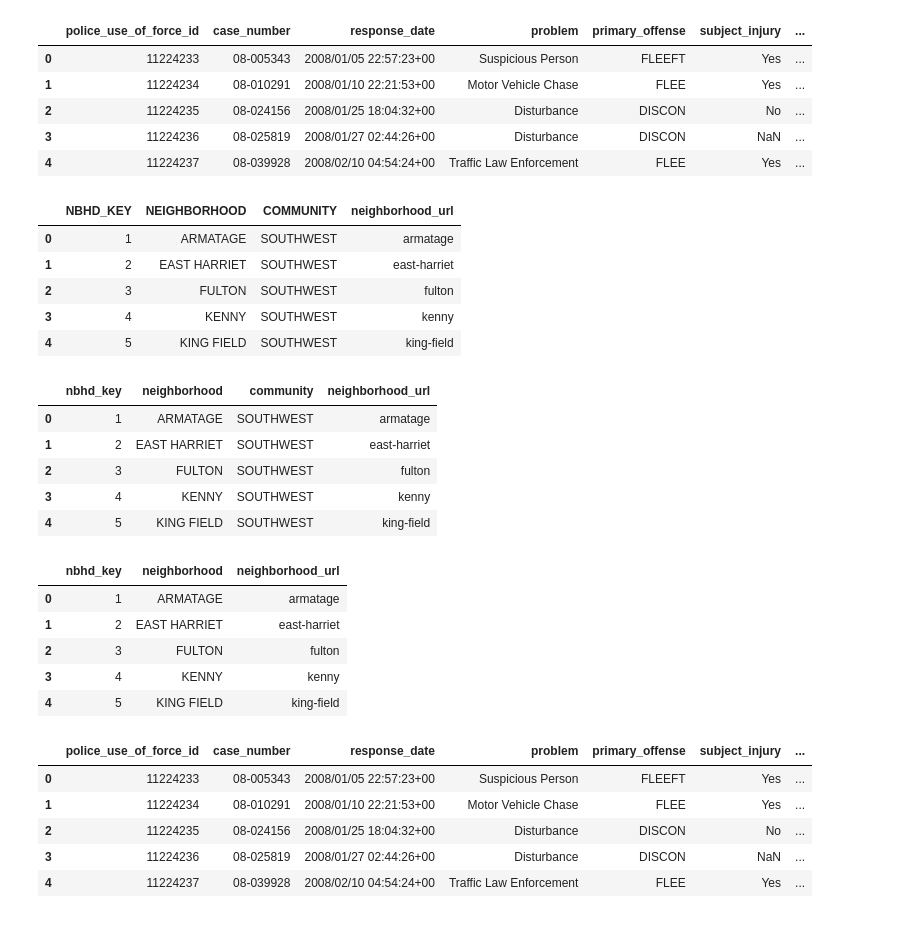
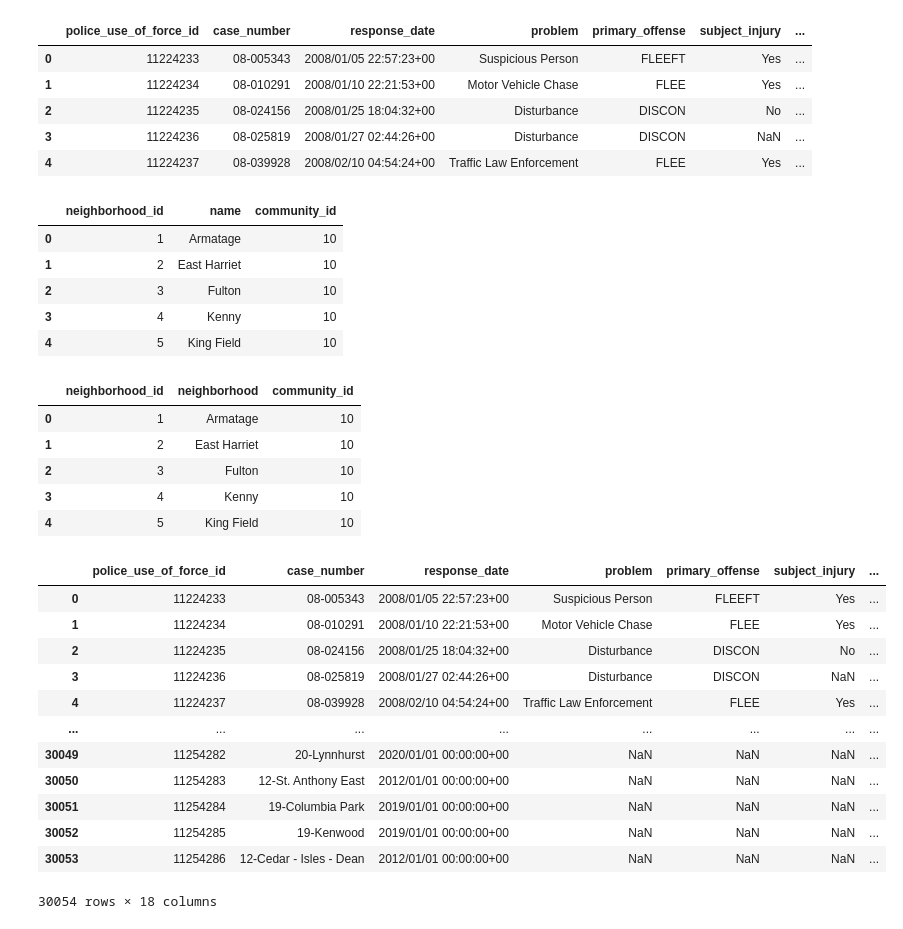
Before and after one commit to SwatiSSwain/REP_13_ETL-Project, a Jupyter notebook: Nick/Pandas_Script/Police_Use_Of_Force.ipynb, the cells around one changed output. Cells and saved outputs as stored; diff of their text form; code cells hidden in the pictures.

```diff
--- a/Nick/Pandas_Script/Police_Use_Of_Force.ipynb
+++ b/Nick/Pandas_Script/Police_Use_Of_Force.ipynb
@@ -73,27 +73,26 @@ edited_renamed_columns_df.head(5)
 | 3 | 11224236 | 08-025819 | 2008/01/27 02:44:26+00 | Disturbance | DISCON | NaN | ... |
 | 4 | 11224237 | 08-039928 | 2008/02/10 04:54:24+00 | Traffic Law Enforcement | FLEE | Yes | ... |
 # %%
-# Bring in Terrence's nbhd_keys csv
-load_second_csv = ("../Terrence_CSV/nbhd_keys.csv")
+# Bring in Swati's MLPS_Neighborhoods.csv
+load_second_csv = ("../target_files/MLPS_Neighborhoods.csv")
 nbhd_keys_df = pd.read_csv(load_second_csv)
 nbhd_keys_df.head(5)
 # %% [output]
-|  | NBHD_KEY | NEIGHBORHOOD | COMMUNITY | neighborhood_url |
-| 0 | 1 | ARMATAGE | SOUTHWEST | armatage |
-| 1 | 2 | EAST HARRIET | SOUTHWEST | east-harriet |
-| 2 | 3 | FULTON | SOUTHWEST | fulton |
-| 3 | 4 | KENNY | SOUTHWEST | kenny |
-| 4 | 5 | KING FIELD | SOUTHWEST | king-field |
+|  | neighborhood_id | name | community_id |
+| 0 | 1 | Armatage | 10 |
+| 1 | 2 | East Harriet | 10 |
+| 2 | 3 | Fulton | 10 |
+| 3 | 4 | Kenny | 10 |
+| 4 | 5 | King Field | 10 |
 # %%
 nbhd_keys_df_edited = nbhd_keys_df.rename(columns={'NBHD_KEY': 'nbhd_key',
-                                                  'NEIGHBORHOOD': 'neighborhood',
-                                                  'COMMUNITY': 'community'})
+                                                  'name': 'neighborhood'})
 # %%
 nbhd_keys_df_edited.head(5)
 # %% [output]
-|  | nbhd_key | neighborhood | community | neighborhood_url |
-| 0 | 1 | ARMATAGE | SOUTHWEST | armatage |
-| 1 | 2 | EAST HARRIET | SOUTHWEST | east-harriet |
-| 2 | 3 | FULTON | SOUTHWEST | fulton |
-| 3 | 4 | KENNY | SOUTHWEST | kenny |
-| 4 | 5 | KING FIELD | SOUTHWEST | king-field |
+|  | neighborhood_id | neighborhood | community_id |
+| 0 | 1 | Armatage | 10 |
+| 1 | 2 | East Harriet | 10 |
+| 2 | 3 | Fulton | 10 |
+| 3 | 4 | Kenny | 10 |
+| 4 | 5 | King Field | 10 |
@@ -102,19 +99,17 @@ x_nbhd_keys_df_edited = nbhd_keys_df_edited.drop(columns = {"community"})
-# %%
-x_nbhd_keys_df_edited.head(5)
-# %% [output]
-|  | nbhd_key | neighborhood | neighborhood_url |
-| 0 | 1 | ARMATAGE | armatage |
-| 1 | 2 | EAST HARRIET | east-harriet |
-| 2 | 3 | FULTON | fulton |
-| 3 | 4 | KENNY | kenny |
-| 4 | 5 | KING FIELD | king-field |
 # %%
-left_join_df = pd.merge(edited_renamed_columns_df, x_nbhd_keys_df_edited, on = 'neighborhood', how= 'left')
-left_join_df.head(5)
+left_join_df = pd.merge(edited_renamed_columns_df, nbhd_keys_df_edited, on = 'neighborhood', how= 'left')
+left_join_df
 # %% [output]
 |  | police_use_of_force_id | case_number | response_date | problem | primary_offense | subject_injury | ... |
 | 0 | 11224233 | 08-005343 | 2008/01/05 22:57:23+00 | Suspicious Person | FLEEFT | Yes | ... |
 | 1 | 11224234 | 08-010291 | 2008/01/10 22:21:53+00 | Motor Vehicle Chase | FLEE | Yes | ... |
 | 2 | 11224235 | 08-024156 | 2008/01/25 18:04:32+00 | Disturbance | DISCON | No | ... |
 | 3 | 11224236 | 08-025819 | 2008/01/27 02:44:26+00 | Disturbance | DISCON | NaN | ... |
 | 4 | 11224237 | 08-039928 | 2008/02/10 04:54:24+00 | Traffic Law Enforcement | FLEE | Yes | ... |
+| ... | ... | ... | ... | ... | ... | ... | ... |
+| 30049 | 11254282 | 20-Lynnhurst | 2020/01/01 00:00:00+00 | NaN | NaN | NaN | ... |
+| 30050 | 11254283 | 12-St. Anthony East | 2012/01/01 00:00:00+00 | NaN | NaN | NaN | ... |
+| 30051 | 11254284 | 19-Columbia Park | 2019/01/01 00:00:00+00 | NaN | NaN | NaN | ... |
+| 30052 | 11254285 | 19-Kenwood | 2019/01/01 00:00:00+00 | NaN | NaN | NaN | ... |
+| 30053 | 11254286 | 12-Cedar - Isles - Dean | 2012/01/01 00:00:00+00 | NaN | NaN | NaN | ... |
+30054 rows × 18 columns
```
Also changed, not shown: parts of 9 cells of this notebook, 5 other files.
